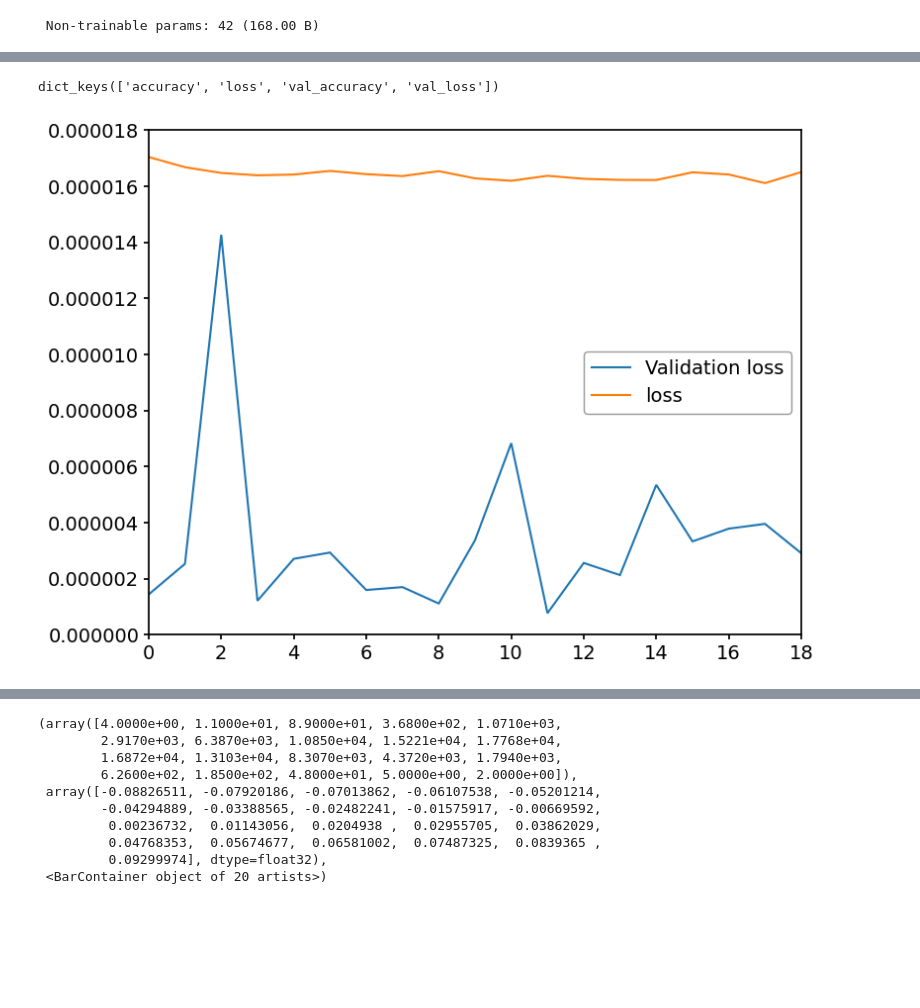
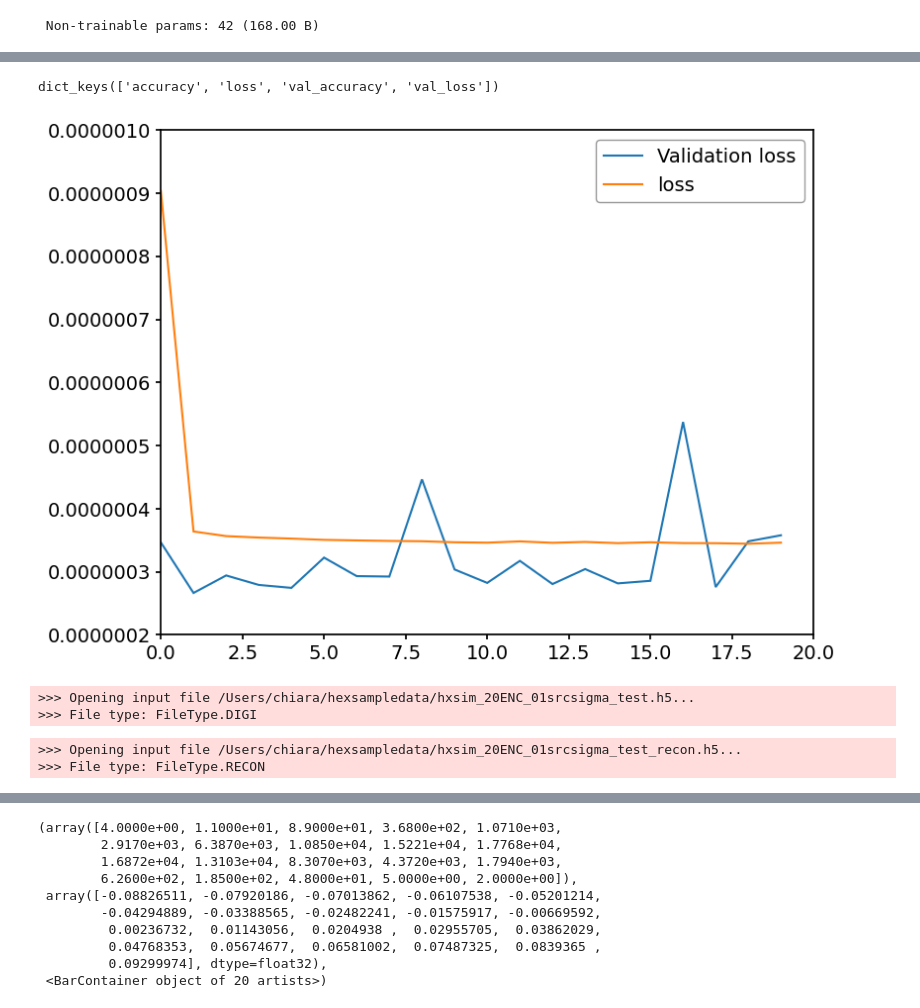
Before and after one commit to chiaratomaiuolo/xrayreco, a Jupyter notebook: xrayreco/bin/nn_2_attempt.ipynb, the cells around one changed output, grey strips where cells are left out. Cells and saved outputs as stored; diff of their text form; code cells hidden in the pictures; blank space fills up the shorter version.

```diff
--- a/xrayreco/nn_2_attempt.ipynb
+++ b/xrayreco/bin/nn_2_attempt.ipynb
@@ -320,9 +318,20 @@ Epoch 20: saving model to training_1/cp_xy.weights.h5
 # %%
 print(history_xy.history.keys())
-plt.plot(history_xy.history['val_loss'][1:], label='Validation loss')
-plt.plot(history_xy.history['loss'][1:], label='loss')
+plt.plot(history_xy.history['val_loss'], label='Validation loss')
+plt.plot(history_xy.history['loss'], label='loss')
 plt.legend()
 plt.show()
 # %% [output]
 dict_keys(['accuracy', 'loss', 'val_accuracy', 'val_loss'])
-[figure, old version]
+[figure, new version]
+# %%
+# Opening the reconstructed file relative to the test data
+test_file = Xraydata('/Users/chiara/hexsampledata/hxsim_20ENC_01srcsigma_test.h5')
+# %% [output]
+>>> Opening input file /Users/chiara/hexsampledata/hxsim_20ENC_01srcsigma_test.h5...
+>>> File type: FileType.DIGI
+# %%
+recon_file = ReconInputFile('/Users/chiara/hexsampledata/hxsim_20ENC_01srcsigma_test_recon.h5')
+# %% [output]
+>>> Opening input file /Users/chiara/hexsampledata/hxsim_20ENC_01srcsigma_test_recon.h5...
+>>> File type: FileType.RECON
```
Also changed, not shown: parts of 16 cells of this notebook, 13 other files.
